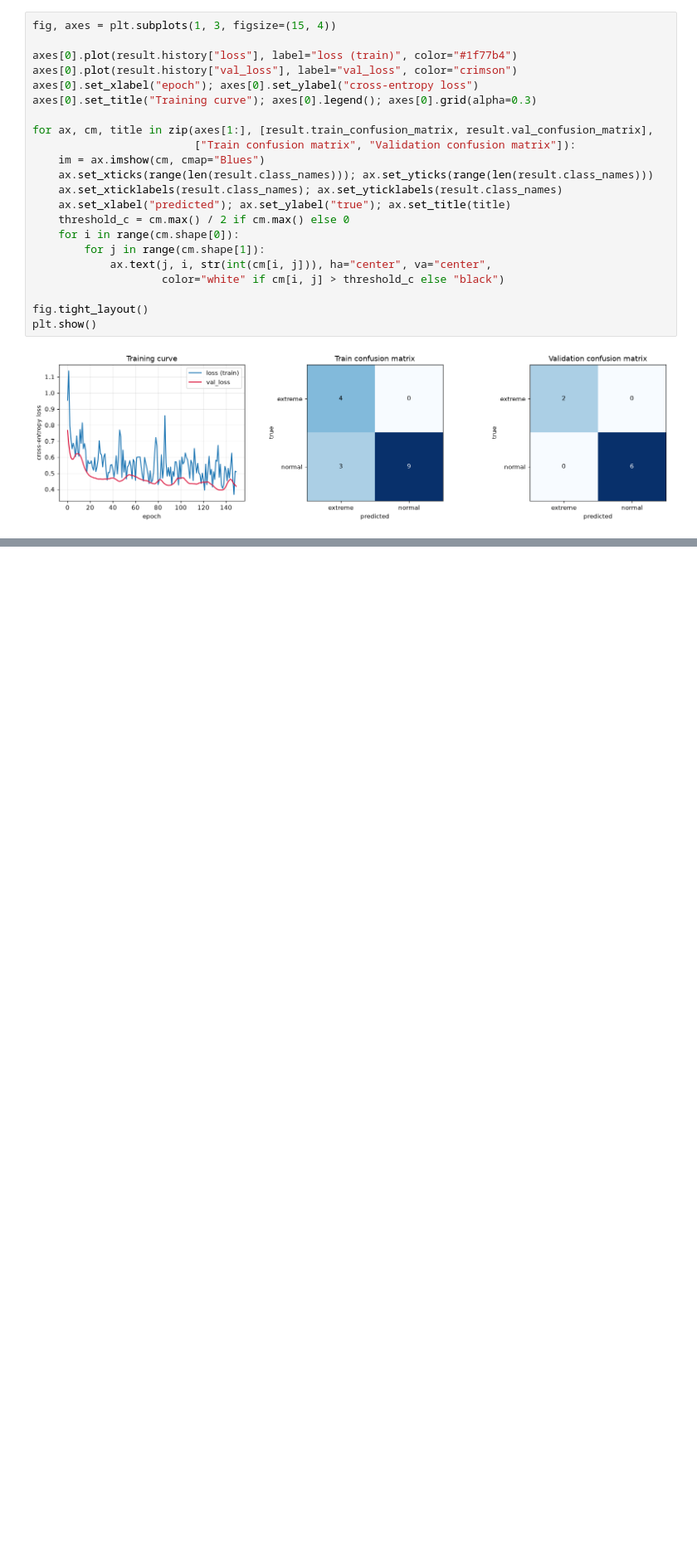
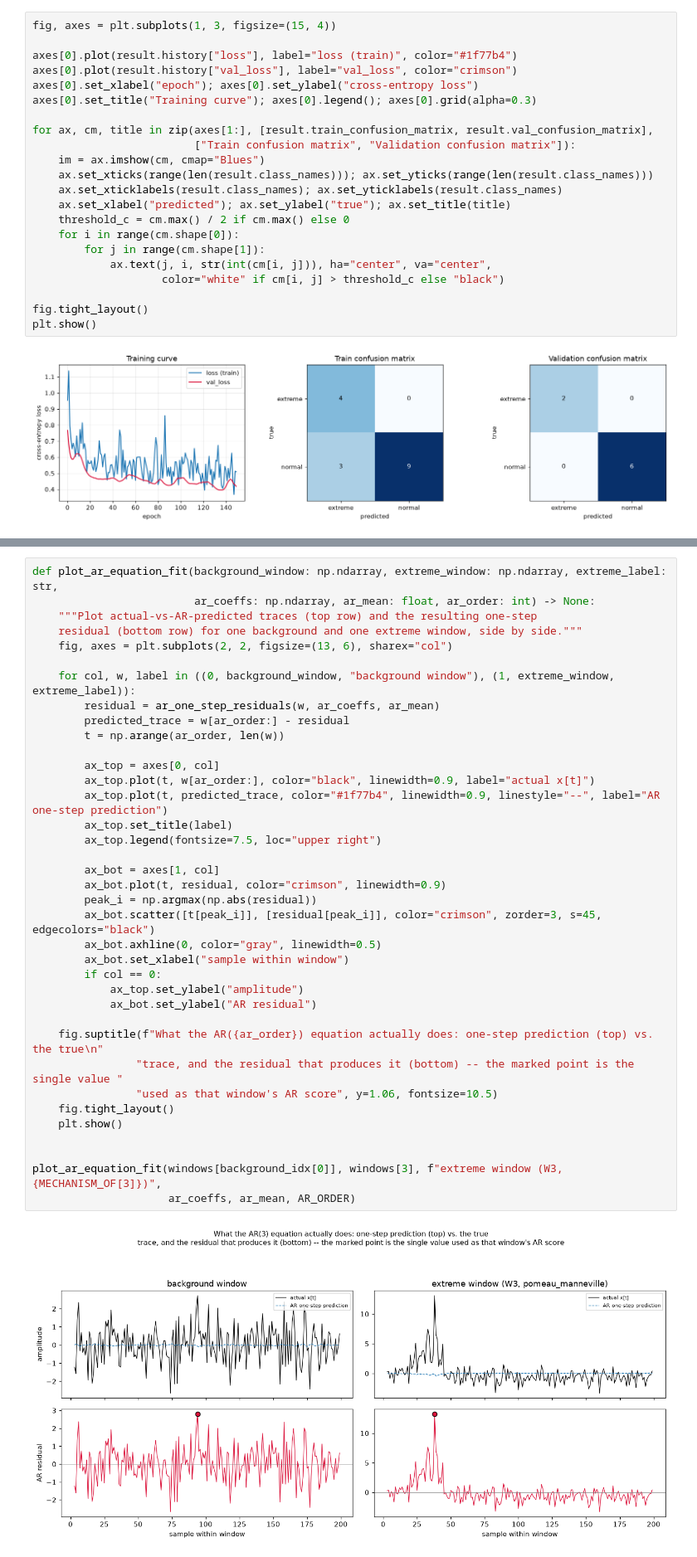
Before and after one commit to D2718281828nis/BioMedAI-sEEG-core-of-epilepsy, a Jupyter notebook: EVT_DFA_attention_demo.ipynb, the cells around one changed output, grey strips where cells are left out. Shown at 83% size. Saved outputs shown, nothing was run; the diff lists cells and outputs as text; blank space fills up the shorter version.

```diff
--- a/EVT_DFA_attention_demo.ipynb
+++ b/EVT_DFA_attention_demo.ipynb
@@ -826,0 +902,39 @@ plt.show()
+# %%
+def plot_ar_equation_fit(background_window: np.ndarray, extreme_window: np.ndarray, extreme_label: str,
+                         ar_coeffs: np.ndarray, ar_mean: float, ar_order: int) -> None:
+    """Plot actual-vs-AR-predicted traces (top row) and the resulting one-step
+    residual (bottom row) for one background and one extreme window, side by side."""
+    fig, axes = plt.subplots(2, 2, figsize=(13, 6), sharex="col")
+
+    for col, w, label in ((0, background_window, "background window"), (1, extreme_window, extreme_label)):
+        residual = ar_one_step_residuals(w, ar_coeffs, ar_mean)
+        predicted_trace = w[ar_order:] - residual
+        t = np.arange(ar_order, len(w))
+
+        ax_top = axes[0, col]
+        ax_top.plot(t, w[ar_order:], color="black", linewidth=0.9, label="actual x[t]")
+        ax_top.plot(t, predicted_trace, color="#1f77b4", linewidth=0.9, linestyle="--", label="AR one-step prediction")
+        ax_top.set_title(label)
+        ax_top.legend(fontsize=7.5, loc="upper right")
+
+        ax_bot = axes[1, col]
+        ax_bot.plot(t, residual, color="crimson", linewidth=0.9)
+        peak_i = np.argmax(np.abs(residual))
+        ax_bot.scatter([t[peak_i]], [residual[peak_i]], color="crimson", zorder=3, s=45, edgecolors="black")
+        ax_bot.axhline(0, color="gray", linewidth=0.5)
+        ax_bot.set_xlabel("sample within window")
+        if col == 0:
+            ax_top.set_ylabel("amplitude")
+            ax_bot.set_ylabel("AR residual")
+
+    fig.suptitle(f"What the AR({ar_order}) equation actually does: one-step prediction (top) vs. the true\n"
+                "trace, and the residual that produces it (bottom) -- the marked point is the single value "
+                "used as that window's AR score", y=1.06, fontsize=10.5)
+    fig.tight_layout()
+    plt.show()
+
+
+plot_ar_equation_fit(windows[background_idx[0]], windows[3], f"extreme window (W3, {MECHANISM_OF[3]})",
+                     ar_coeffs, ar_mean, AR_ORDER)
+# %% [output]
+[figure, added]
```
Also changed, not shown: parts of 15 cells of this notebook, 1 other file.
